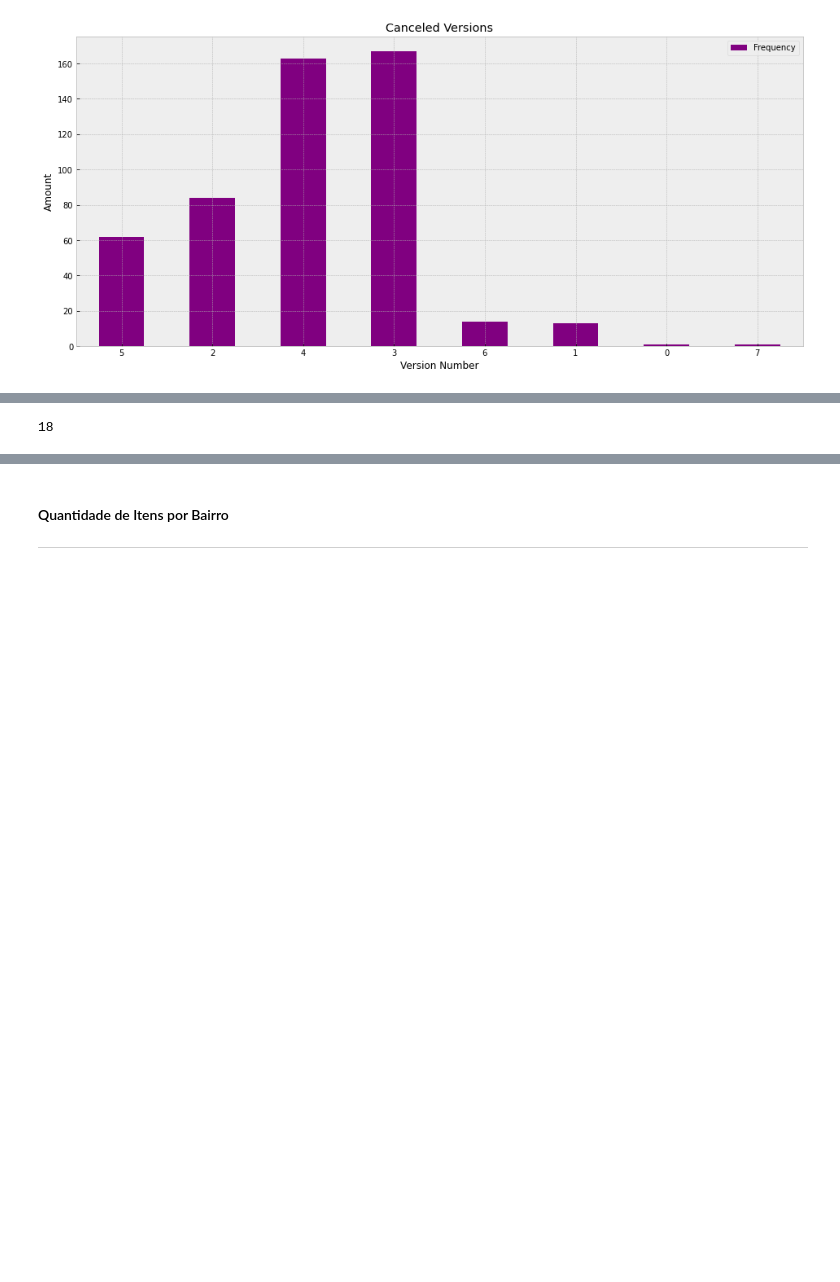
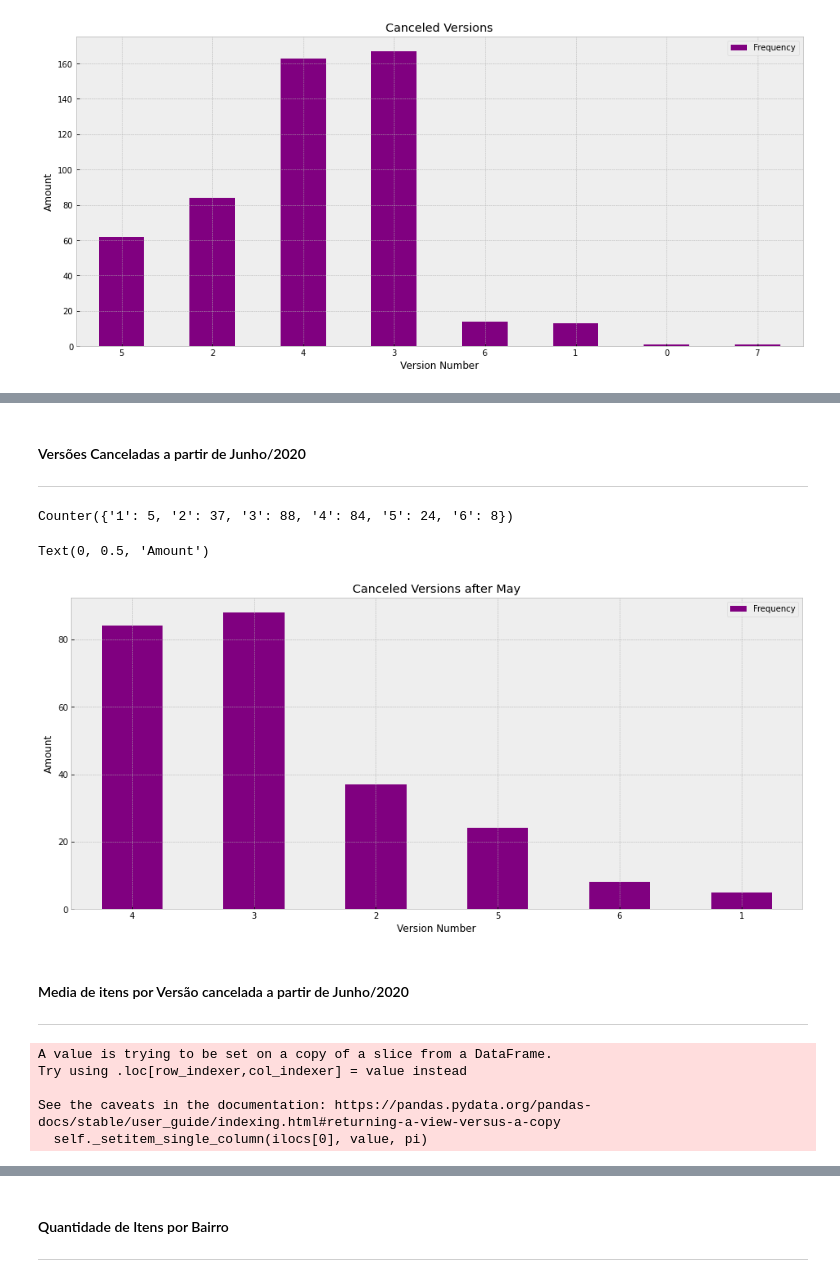
Before and after one commit to ThyagoFRTS/petlove_challange, a Jupyter notebook: petlove_challenge.ipynb, the cells around one changed output, grey strips where cells are left out. Cells and saved outputs as stored; diff of their text form; code cells hidden in the pictures; blank space fills up the shorter version.

Commit message:
add canceled version after may graph

```diff
--- a/petlove_challenge.ipynb
+++ b/petlove_challenge.ipynb
@@ -250,4 +271,24 @@ plt.close()
-# %%
-max(df_canceled_subscriptions["items_quantity"])
-# %% [output]
-18
+# %% [markdown]
+#### Versões Canceladas a partir de Junho/2020
+---
+# %%
+# Filtrando linhas para datas a partir de Junho/2020
+mask = pd.to_datetime(df_canceled_subscriptions["deleted_at"]) >= pd.to_datetime("2020-05-01 00:00:00.0")
+df_canceled_subscriptions_after_may = df_canceled_subscriptions[mask]
+# %%
+# Realizando a contagem das versões (apenas para o número mais significativo)
+version_counter = Counter(df_canceled_subscriptions_after_may["version"].apply(lambda version: version[0]))
+df_versions = pd.DataFrame.from_dict(version_counter, orient='index')
+df_versions.columns = ["Frequency"]
+# %%
+version_counter
+# %% [output]
+Counter({'1': 5, '2': 37, '3': 88, '4': 84, '5': 24, '6': 8})
+# %%
+# Criação do Gráfico
+ax_versions = df_versions.plot.bar(figsize=(16,7), rot=0, title="Canceled Versions after May",color="purple")
+ax_versions.set_xlabel("Version Number")
+ax_versions.set_ylabel("Amount")
+# %% [output]
+Text(0, 0.5, 'Amount')
+[figure, added]
@@ -253,0 +299,3 @@ max(df_canceled_subscriptions["items_quantity"])
+# %% [markdown]
+####  Media de itens por Versão cancelada a partir de Junho/2020
+---
@@ -253,0 +305,9 @@ max(df_canceled_subscriptions["items_quantity"])
+# %%
+# Realizando a contagem das versões (apenas para o número mais significativo)
+df_canceled_subscriptions_after_may.loc[:,"version"] = df_canceled_subscriptions_after_may.version.apply(lambda version: version[0])
+# %% [output]
+A value is trying to be set on a copy of a slice from a DataFrame.
+Try using .loc[row_indexer,col_indexer] = value instead
+
+See the caveats in the documentation: https://pandas.pydata.org/pandas-docs/stable/user_guide/indexing.html#returning-a-view-versus-a-copy
+  self._setitem_single_column(ilocs[0], value, pi)
```
Also changed, not shown: parts of 36 cells of this notebook.
